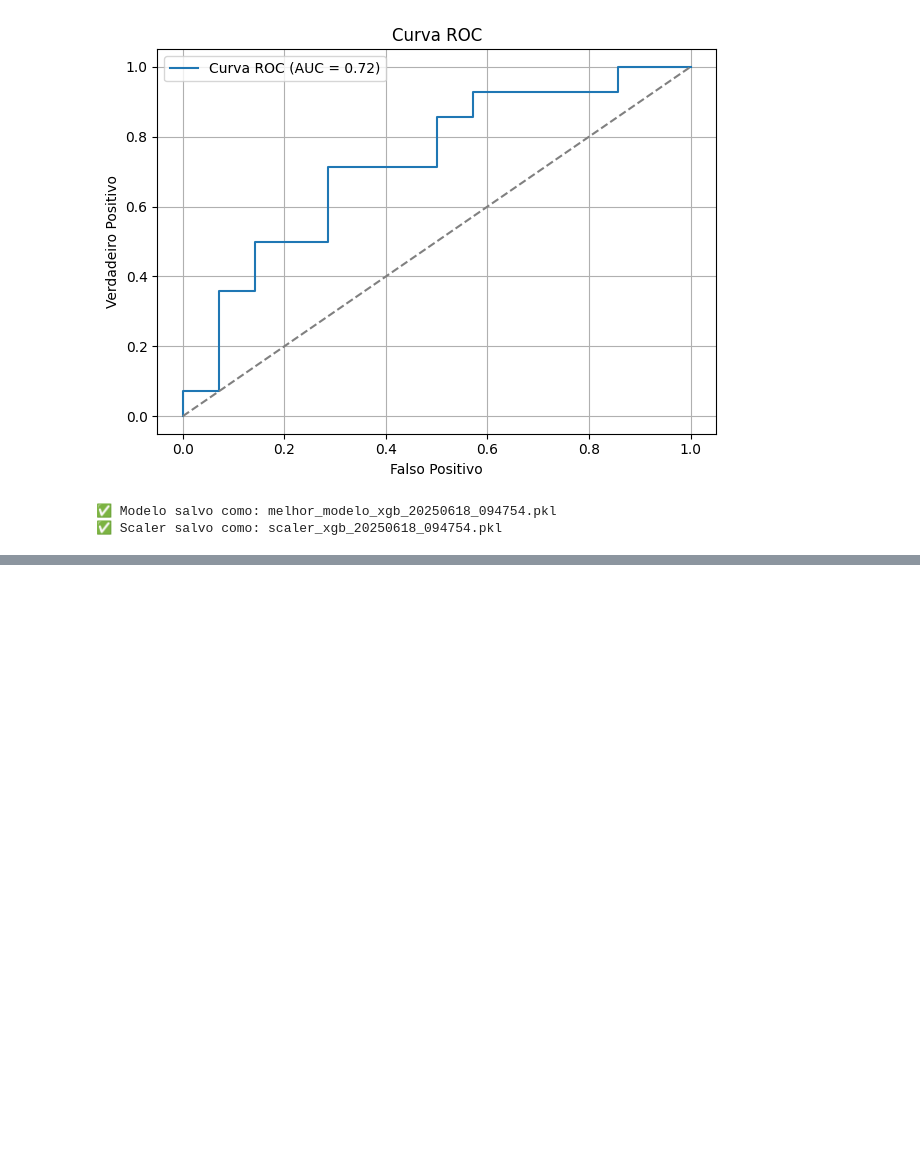
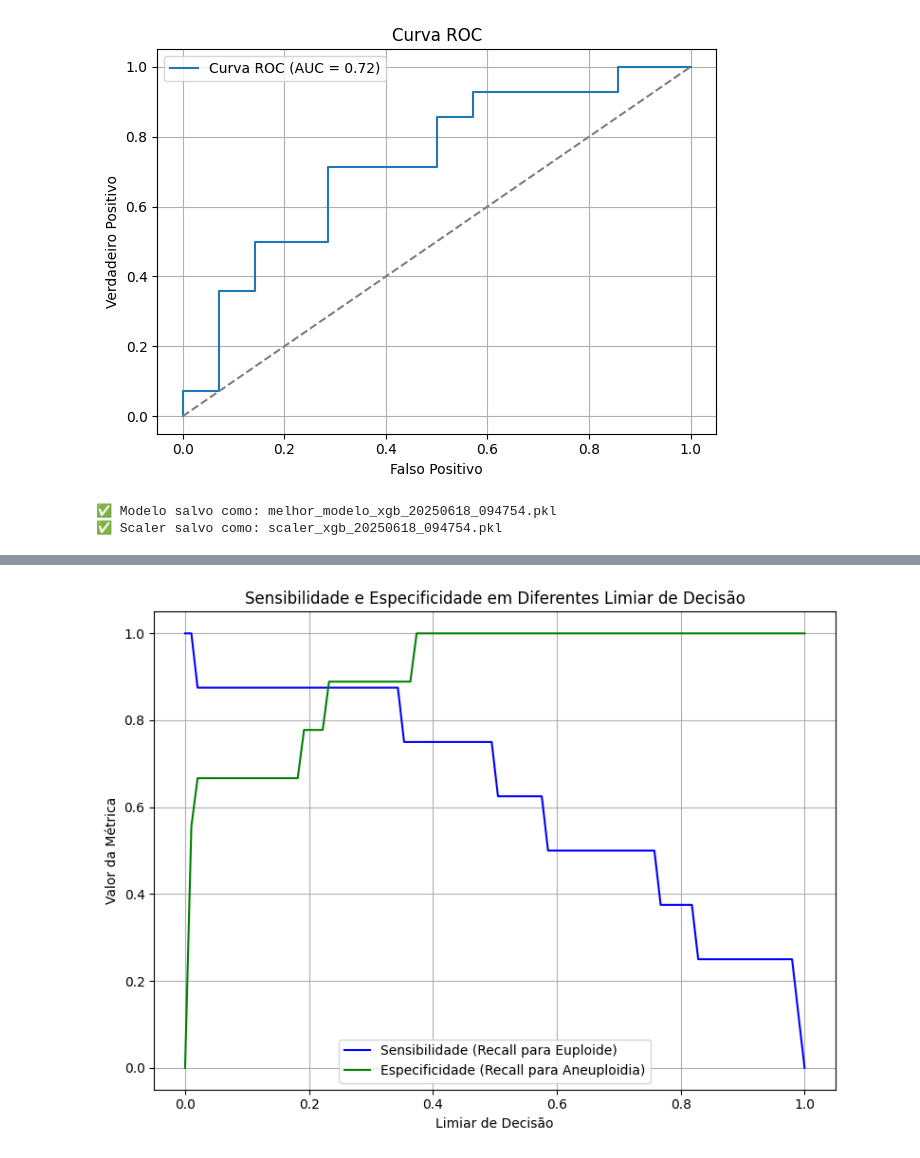
Before and after one commit to sabrinaberno/TCC, a Jupyter notebook: CodesTCC/TCC2-Abritta/Etapa3/tentativa3/note3.ipynb, the cells around one changed output, grey strips where cells are left out. Cells and saved outputs as stored; diff of their text form; code cells hidden in the pictures; blank space fills up the shorter version.

```diff
--- a/CodesTCC/TCC2-Abritta/Etapa3/tentativa3/note3.ipynb
+++ b/CodesTCC/TCC2-Abritta/Etapa3/tentativa3/note3.ipynb
@@ -787,0 +876,56 @@ weighted avg       0.68      0.68      0.68        28
+# %%
+# atividade 7
+
+import joblib
+import pandas as pd
+import numpy as np
+from sklearn.model_selection import train_test_split
+from sklearn.metrics import recall_score
+import matplotlib.pyplot as plt
+
+# === Carregar dados e modelo ===
+df = pd.read_excel("PlanilhaNumerica.xlsx")
+X = df.drop(columns=["Ploidia"])
+y = df["Ploidia"]
+
+X_train, X_test, y_train, y_test = train_test_split(X, y, test_size=0.2, stratify=y, random_state=42)
+
+# === Carregar modelo e scaler ===
+modelo = joblib.load("melhor_modelo_mlp_20250610_113659.pkl")
+scaler = joblib.load("scaler_mlp_20250610_113659.pkl")
+
+X_test_scaled = scaler.transform(X_test)
+
+# === Obter probabilidades preditas ===
+y_proba = modelo.predict_proba(X_test_scaled)[:, 1]
+
+# === Calcular sensibilidade e especificidade para vários limiares ===
+thresholds = np.linspace(0, 1, 100)
+sensibilidade = []
+especificidade = []
+
+for t in thresholds:
+    y_pred_thresh = (y_proba >= t).astype(int)
+
+    # Sensibilidade = recall para a classe positiva (euploide = 1)
+    sens = recall_score(y_test, y_pred_thresh, pos_label=1)
+
+    # Especificidade = recall para a classe negativa (aneuploid = 0)
+    espec = recall_score(y_test, y_pred_thresh, pos_label=0)
+
+    sensibilidade.append(sens)
+    especificidade.append(espec)
+
+# === Plotar o gráfico ===
+plt.figure(figsize=(8, 6))
+plt.plot(thresholds, sensibilidade, label="Sensibilidade (Recall para Euploide)", color="blue")
+plt.plot(thresholds, especificidade, label="Especificidade (Recall para Aneuploidia)", color="green")
+plt.xlabel("Limiar de Decisão")
+plt.ylabel("Valor da Métrica")
+plt.title("Sensibilidade e Especificidade em Diferentes Limiar de Decisão")
+plt.legend()
+plt.grid(True)
+plt.tight_layout()
+plt.show()
+# %% [output]
+[figure, added]
```
Also changed, not shown: parts of 1 cell of this notebook, 12 other files.
